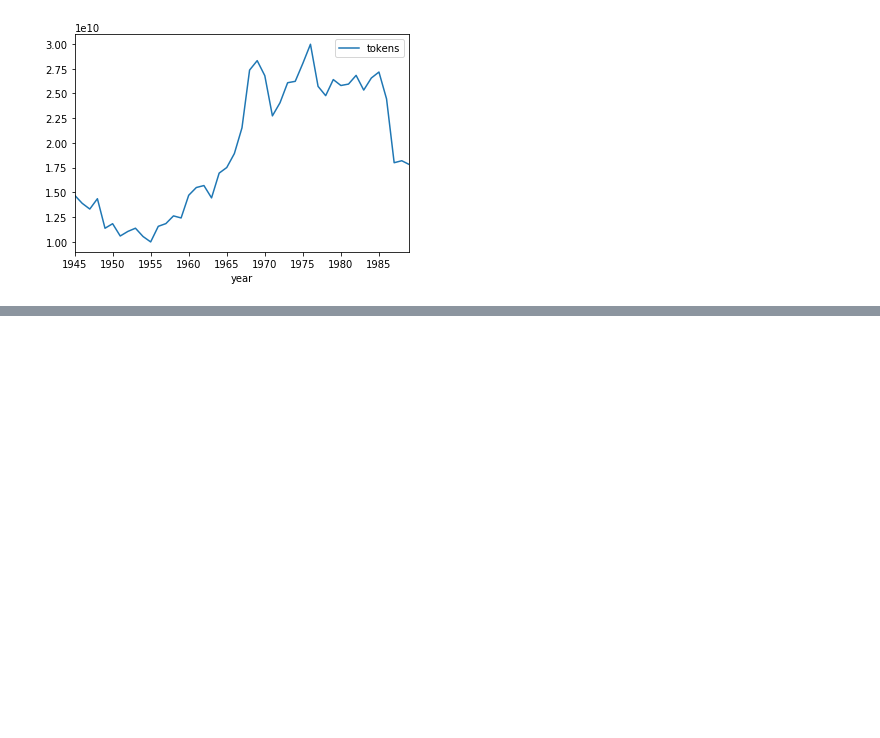
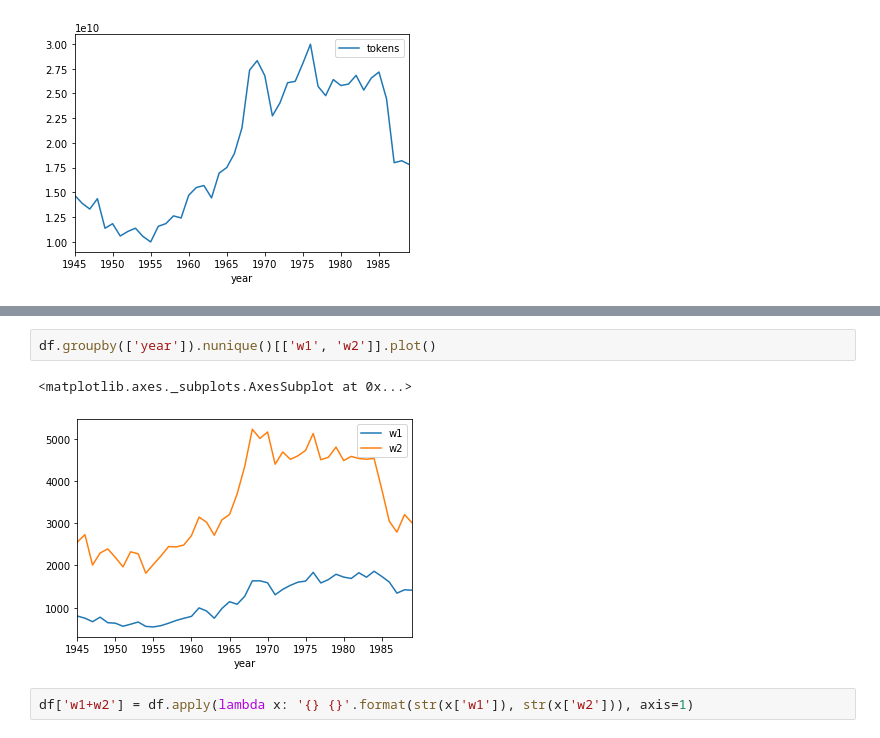
Before and after one commit to welfare-state-analytics/welfare_state_analytics, a Jupyter notebook: westac/case_study_political_in_newspapers/scratchbook.ipynb, the cells around one changed output, grey strips where cells are left out. Cells and saved outputs as stored; diff of their text form; blank space fills up the shorter version.

```diff
--- a/westac/case_study_political_in_newspapers/scratchbook.ipynb
+++ b/westac/case_study_political_in_newspapers/scratchbook.ipynb
@@ -24,0 +39,7 @@ df.head()
+# %%
+df.groupby(['year']).nunique()[['w1', 'w2']].plot()
+# %% [output]
+<matplotlib.axes._subplots.AxesSubplot at 0x...>
+[figure, added]
+# %%
+df['w1+w2'] = df.apply(lambda x: '{} {}'.format(str(x['w1']), str(x['w2'])), axis=1)
```
Also changed, not shown: parts of 6 cells of this notebook.
